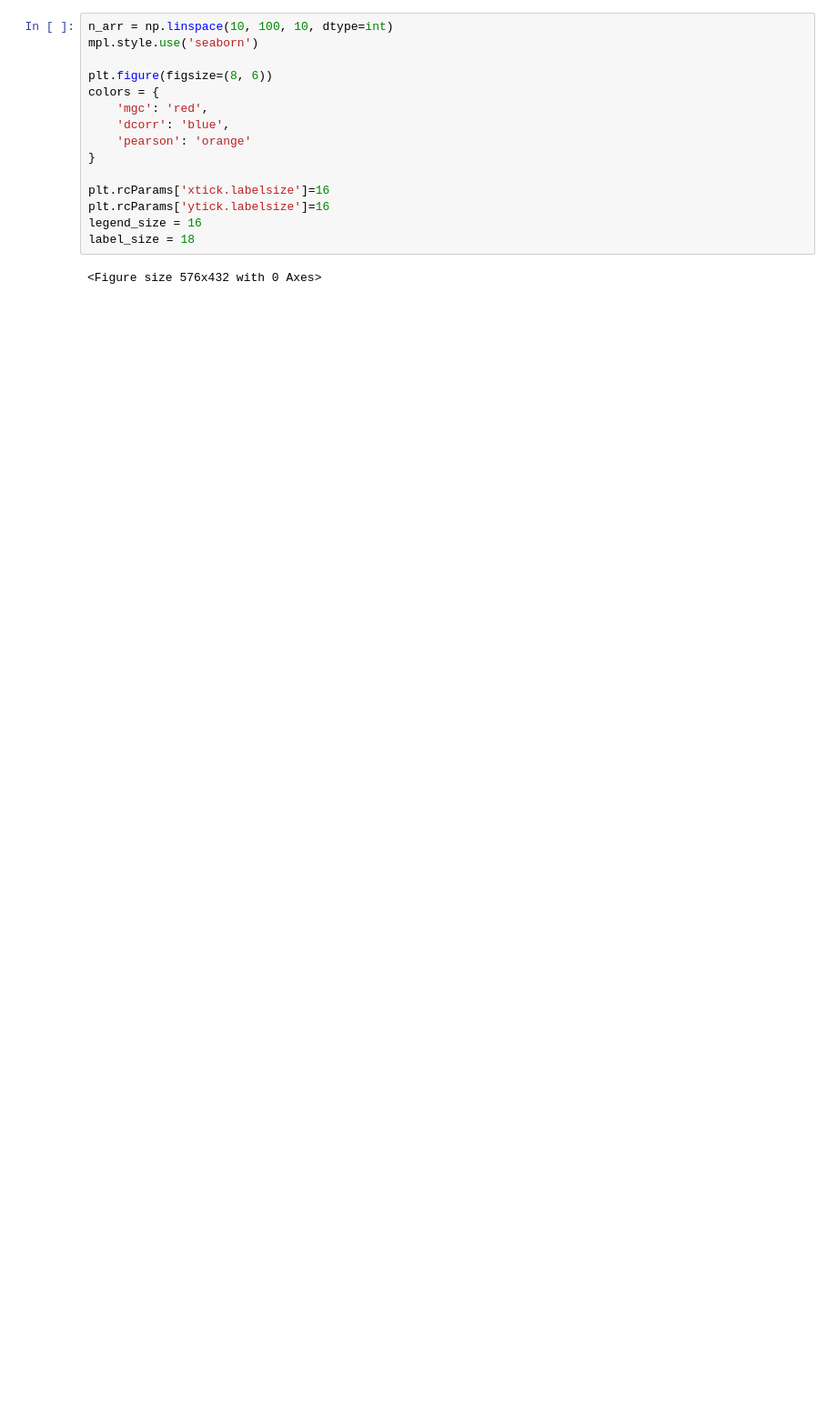
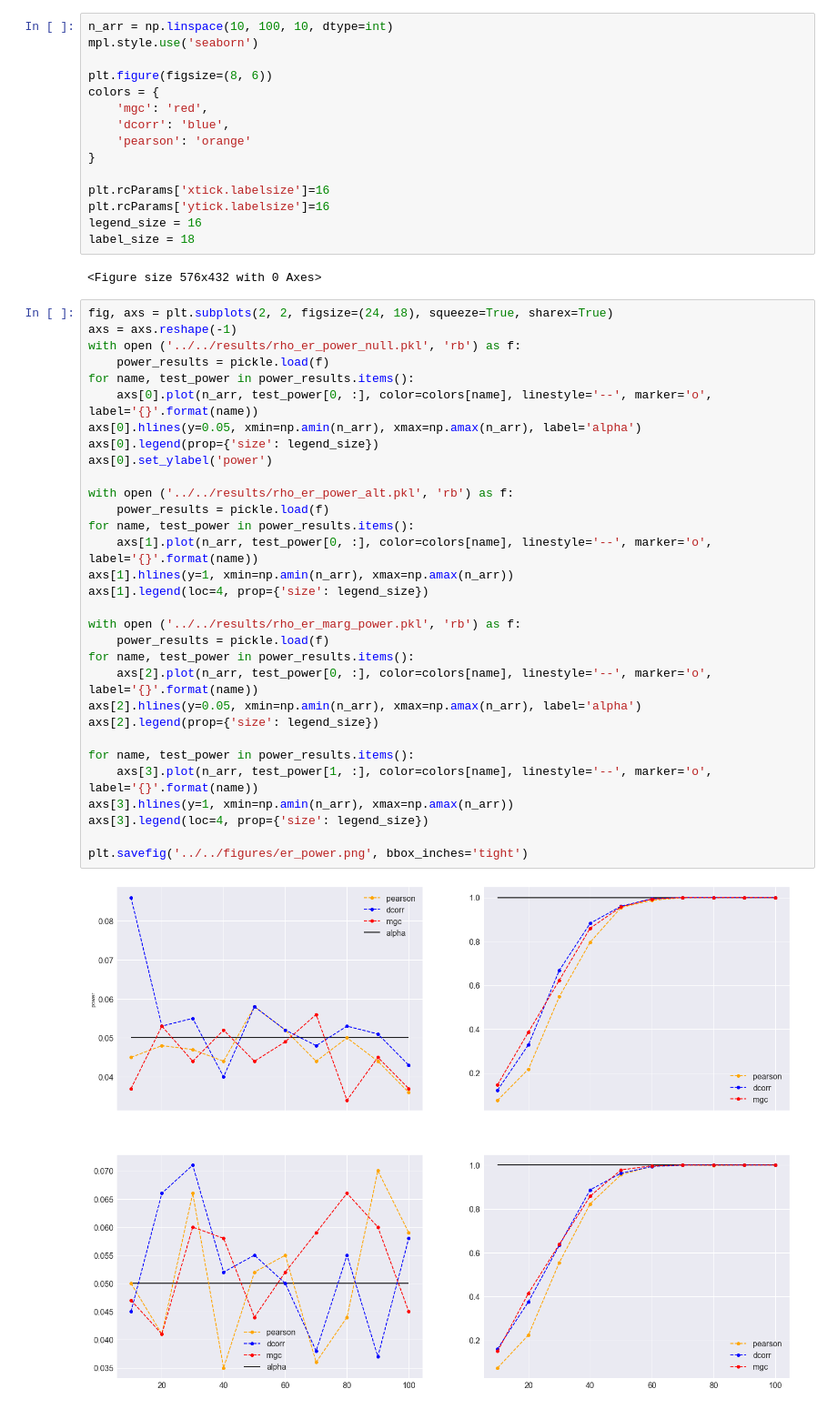
Before and after one commit to junhaobearxiong/graph_independence_test, a Jupyter notebook: notebooks/simulations/2019-03-13_simulation_plot_results.ipynb, the cells around one changed output. Shown at 91% size. Drawn from its saved outputs; the diff is of its cells as text; blank space fills up the shorter version.

```diff
--- a/notebooks/simulations/2019-03-13_simulation_plot_results.ipynb
+++ b/notebooks/simulations/2019-03-13_simulation_plot_results.ipynb
@@ -50,3 +50,36 @@ legend_size = 16
 label_size = 18
 # %% [output]
 <Figure size 576x432 with 0 Axes>
+# %%
+fig, axs = plt.subplots(2, 2, figsize=(24, 18), squeeze=True, sharex=True)
+axs = axs.reshape(-1)
+with open ('../../results/rho_er_power_null.pkl', 'rb') as f:
+    power_results = pickle.load(f)
+for name, test_power in power_results.items():
+    axs[0].plot(n_arr, test_power[0, :], color=colors[name], linestyle='--', marker='o', label='{}'.format(name))
+axs[0].hlines(y=0.05, xmin=np.amin(n_arr), xmax=np.amax(n_arr), label='alpha')
+axs[0].legend(prop={'size': legend_size})
+axs[0].set_ylabel('power')
+
+with open ('../../results/rho_er_power_alt.pkl', 'rb') as f:
+    power_results = pickle.load(f)
+for name, test_power in power_results.items():
+    axs[1].plot(n_arr, test_power[0, :], color=colors[name], linestyle='--', marker='o', label='{}'.format(name))
+axs[1].hlines(y=1, xmin=np.amin(n_arr), xmax=np.amax(n_arr))
+axs[1].legend(loc=4, prop={'size': legend_size})
+
+with open ('../../results/rho_er_marg_power.pkl', 'rb') as f:
+    power_results = pickle.load(f)
+for name, test_power in power_results.items():
+    axs[2].plot(n_arr, test_power[0, :], color=colors[name], linestyle='--', marker='o', label='{}'.format(name))
+axs[2].hlines(y=0.05, xmin=np.amin(n_arr), xmax=np.amax(n_arr), label='alpha')
+axs[2].legend(prop={'size': legend_size})
+
+for name, test_power in power_results.items():
+    axs[3].plot(n_arr, test_power[1, :], color=colors[name], linestyle='--', marker='o', label='{}'.format(name))
+axs[3].hlines(y=1, xmin=np.amin(n_arr), xmax=np.amax(n_arr))
+axs[3].legend(loc=4, prop={'size': legend_size})
+
+plt.savefig('../../figures/er_power.png', bbox_inches='tight')
+# %% [output]
+[figure, added]
```
Also changed, not shown: parts of 20 cells of this notebook, 5 other files.
